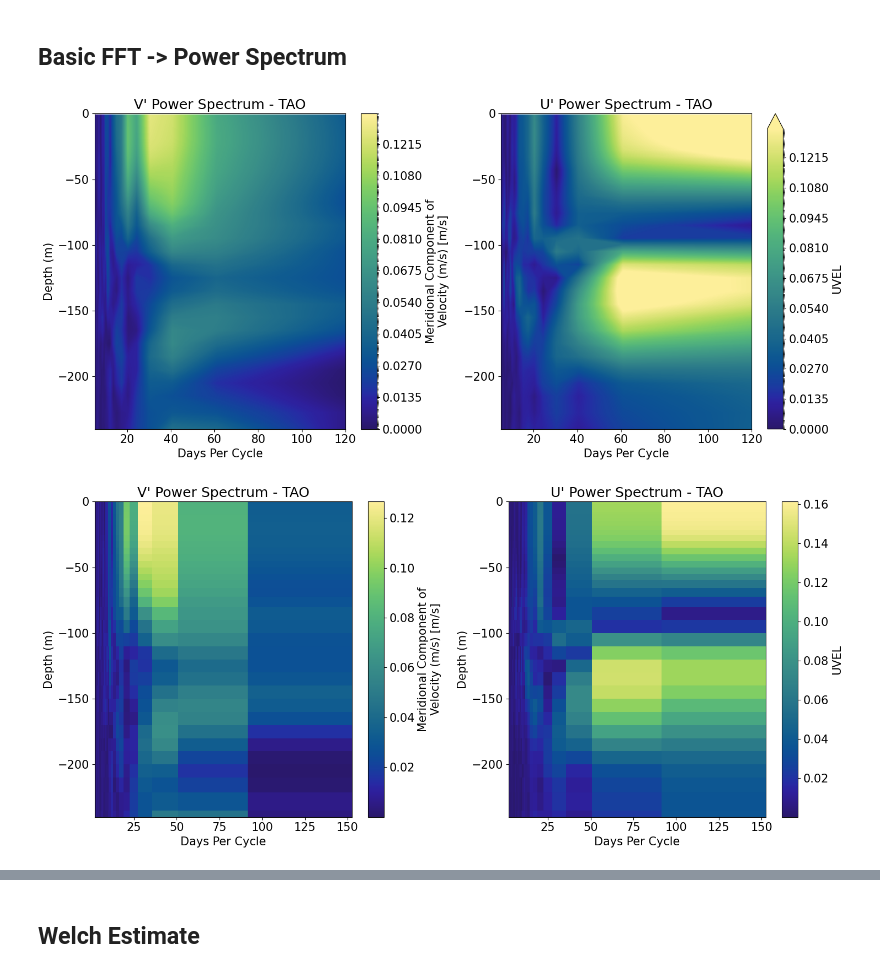
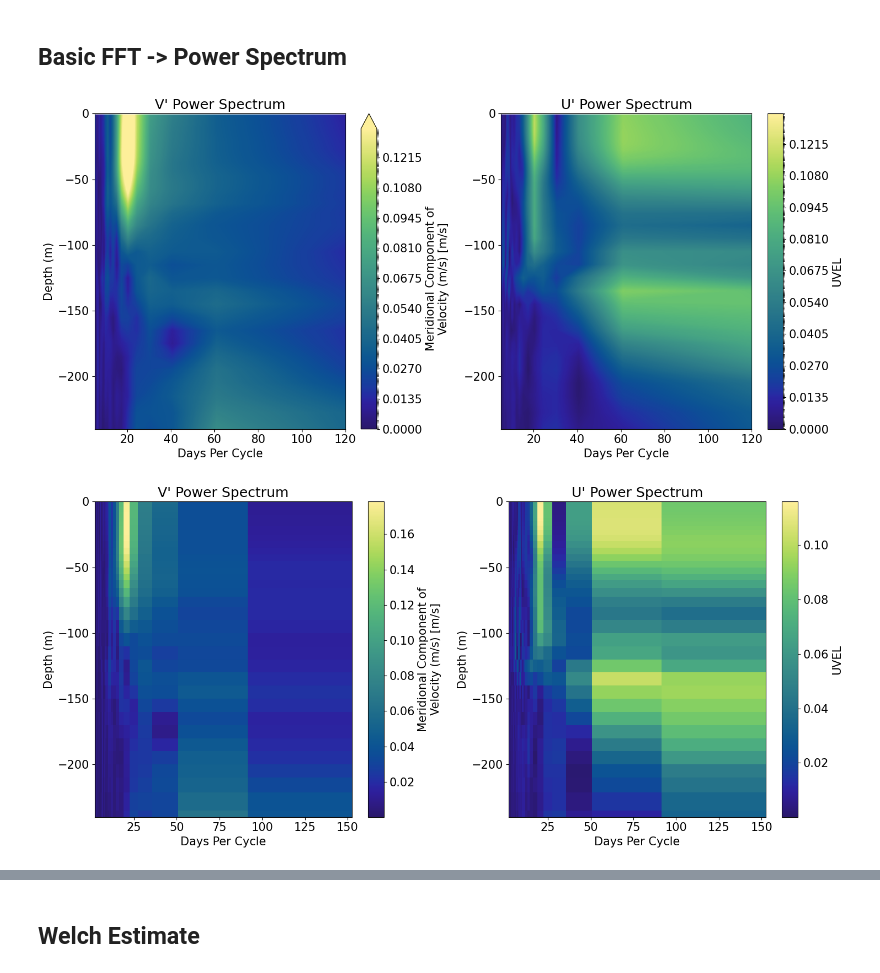
Before and after one commit to eldavenport/mitgcm-mombudg, a Jupyter notebook: velocity_spectra.ipynb, the cells around one changed output, grey strips where cells are left out. Cells and saved outputs as stored; diff of their text form; code cells hidden in the pictures.

Commit message:
updating velocity spectra labels

```diff
--- a/velocity_spectra.ipynb
+++ b/velocity_spectra.ipynb
@@ -21,7 +21,7 @@ lon = 220.0
 latMin = -0.1
 latMax = 0.1
 
-data_dir = '/data/SO3/edavenport/tpose6/sep2012/velocity_assim/run_iter22/'
+data_dir = '/data/SO3/edavenport/tpose6/sep2012/velocity_withhold/run_iter14/'
 grid_dir = '/data/SO6/TPOSE_diags/tpose6/grid_6/'
 
 num_diags = 122 #
@@ -38,7 +38,7 @@ ds['XG'] = ds.XG.astype(float)
 ds['YG'] = ds.YG.astype(float)
 ds['Zl'] = ds.Zl.astype(float)
 # %%
-folder_name = '/home/edavenport/analysis/mitgcm-mombudg/velocity_assim/sep2012_TSUV_iter22/'
+folder_name = '/home/edavenport/analysis/mitgcm-mombudg/velocity_assim/sep2012_TS_iter14/'
 # %%
 uvel = ds.UVEL.sel(Z=slice(zMax,zMin),YC=slice(latMin,latMax)).sel(XG=[lon],method='nearest').squeeze().mean(dim='YC').compute()
 vvel = ds.VVEL.sel(Z=slice(zMax,zMin),YG=slice(latMin,latMax)).sel(XC=[lon],method='nearest').squeeze().compute() # YG is right on the equator
@@ -89,42 +89,42 @@ ax[0].set_xlabel('Days Per Cycle')
 ax[0].set_ylabel('Depth (m)')
 ax[0].set_ylim(-240,0)
 ax[0].set_xlim(5,120)
-ax[0].set_title('V\' Power Spectrum - TAO')
+ax[0].set_title('V\' Power Spectrum')
 
 amp2.plot.contourf(levels=levels,x='time',y='Z',ax=ax[1],cmap=cmo.haline)
 ax[1].set_xlabel('Days Per Cycle')
 ax[1].set_ylabel('')
 ax[1].set_ylim(-240,0)
 ax[1].set_xlim(5,120)
-ax[1].set_title('U\' Power Spectrum - TAO')
+ax[1].set_title('U\' Power Spectrum')
 
 plt.tight_layout()
 plt.show()
 
 fig.savefig(folder_name+'velocity_spectrum.png')
 # %% [output]
-[figure, old version]
+[figure, new version]
 # %%
 fig, ax = plt.subplots(ncols=2,figsize=(15,7))
 amp1.plot(x='time',y='Z',ax=ax[0],cmap=cmo.haline)
 ax[0].set_xlabel('Days Per Cycle')
 ax[0].set_ylabel('Depth (m)')
 ax[0].set_ylim(-240,0)
 # ax[0].set_xlim(5,80)
-ax[0].set_title('V\' Power Spectrum - TAO')
+ax[0].set_title('V\' Power Spectrum')
 
 amp2.plot(x='time',y='Z',ax=ax[1],cmap=cmo.haline)
 ax[1].set_xlabel('Days Per Cycle')
 ax[1].set_ylabel('Depth (m)')
 ax[1].set_ylim(-240,0)
 # ax[1].set_xlim(5,80)
-ax[1].set_title('U\' Power Spectrum - TAO')
+ax[1].set_title('U\' Power Spectrum')
 plt.tight_layout()
 plt.show()
 
 fig.savefig(folder_name+'velocity_spectrum_pcolormesh.png')
 # %% [output]
-[figure, old version]
+[figure, new version]
 # %%
 from matplotlib.colors import LogNorm
 
```
Also changed, not shown: parts of 2 cells of this notebook, 12 other files.
